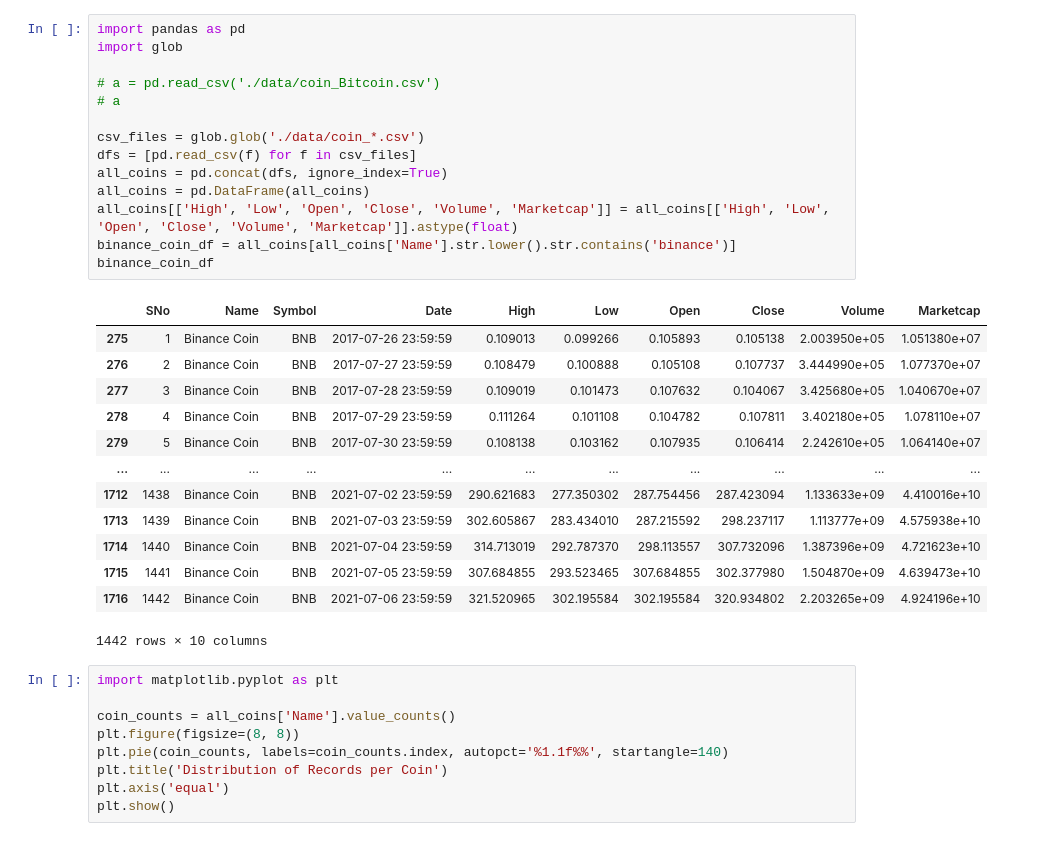
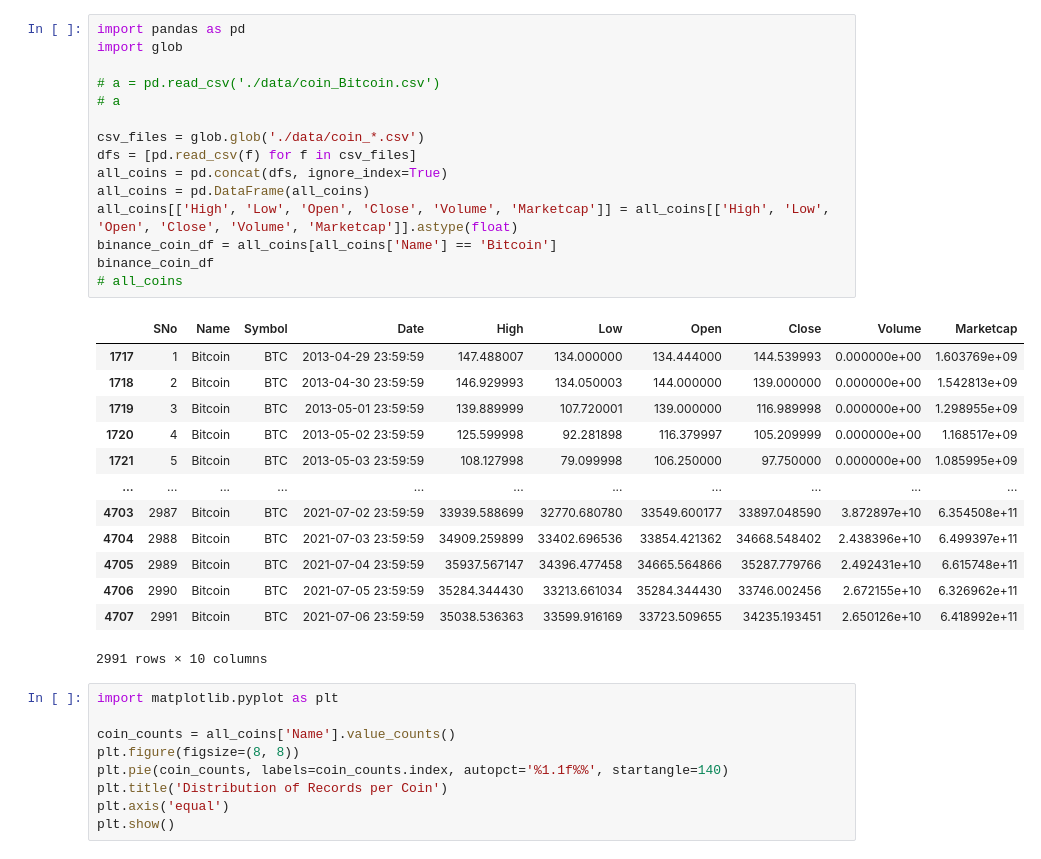
Before and after one commit to nyanbi/crypto, a Jupyter notebook: endproject/project.ipynb, the cells around one changed output. Drawn from its saved outputs; the diff is of its cells as text.

```diff
--- a/endproject/project.ipynb
+++ b/endproject/project.ipynb
@@ -1,31 +1,32 @@
 # %%
 import pandas as pd
 import glob
 
 # a = pd.read_csv('./data/coin_Bitcoin.csv')
 # a
 
 csv_files = glob.glob('./data/coin_*.csv')
 dfs = [pd.read_csv(f) for f in csv_files]
 all_coins = pd.concat(dfs, ignore_index=True)
 all_coins = pd.DataFrame(all_coins)
 all_coins[['High', 'Low', 'Open', 'Close', 'Volume', 'Marketcap']] = all_coins[['High', 'Low', 'Open', 'Close', 'Volume', 'Marketcap']].astype(float)
-binance_coin_df = all_coins[all_coins['Name'].str.lower().str.contains('binance')]
+binance_coin_df = all_coins[all_coins['Name'] == 'Bitcoin']
 binance_coin_df
+# all_coins
 # %% [output]
 |  | SNo | Name | Symbol | Date | High | Low | Open | Close | Volume | Marketcap |
-| 275 | 1 | Binance Coin | BNB | 2017-07-26 23:59:59 | 0.109013 | 0.099266 | 0.105893 | 0.105138 | 2.003950e+05 | 1.051380e+07 |
-| 276 | 2 | Binance Coin | BNB | 2017-07-27 23:59:59 | 0.108479 | 0.100888 | 0.105108 | 0.107737 | 3.444990e+05 | 1.077370e+07 |
-| 277 | 3 | Binance Coin | BNB | 2017-07-28 23:59:59 | 0.109019 | 0.101473 | 0.107632 | 0.104067 | 3.425680e+05 | 1.040670e+07 |
-| 278 | 4 | Binance Coin | BNB | 2017-07-29 23:59:59 | 0.111264 | 0.101108 | 0.104782 | 0.107811 | 3.402180e+05 | 1.078110e+07 |
-| 279 | 5 | Binance Coin | BNB | 2017-07-30 23:59:59 | 0.108138 | 0.103162 | 0.107935 | 0.106414 | 2.242610e+05 | 1.064140e+07 |
+| 1717 | 1 | Bitcoin | BTC | 2013-04-29 23:59:59 | 147.488007 | 134.000000 | 134.444000 | 144.539993 | 0.000000e+00 | 1.603769e+09 |
+| 1718 | 2 | Bitcoin | BTC | 2013-04-30 23:59:59 | 146.929993 | 134.050003 | 144.000000 | 139.000000 | 0.000000e+00 | 1.542813e+09 |
+| 1719 | 3 | Bitcoin | BTC | 2013-05-01 23:59:59 | 139.889999 | 107.720001 | 139.000000 | 116.989998 | 0.000000e+00 | 1.298955e+09 |
+| 1720 | 4 | Bitcoin | BTC | 2013-05-02 23:59:59 | 125.599998 | 92.281898 | 116.379997 | 105.209999 | 0.000000e+00 | 1.168517e+09 |
+| 1721 | 5 | Bitcoin | BTC | 2013-05-03 23:59:59 | 108.127998 | 79.099998 | 106.250000 | 97.750000 | 0.000000e+00 | 1.085995e+09 |
 | ... | ... | ... | ... | ... | ... | ... | ... | ... | ... | ... |
-| 1712 | 1438 | Binance Coin | BNB | 2021-07-02 23:59:59 | 290.621683 | 277.350302 | 287.754456 | 287.423094 | 1.133633e+09 | 4.410016e+10 |
-| 1713 | 1439 | Binance Coin | BNB | 2021-07-03 23:59:59 | 302.605867 | 283.434010 | 287.215592 | 298.237117 | 1.113777e+09 | 4.575938e+10 |
-| 1714 | 1440 | Binance Coin | BNB | 2021-07-04 23:59:59 | 314.713019 | 292.787370 | 298.113557 | 307.732096 | 1.387396e+09 | 4.721623e+10 |
-| 1715 | 1441 | Binance Coin | BNB | 2021-07-05 23:59:59 | 307.684855 | 293.523465 | 307.684855 | 302.377980 | 1.504870e+09 | 4.639473e+10 |
-| 1716 | 1442 | Binance Coin | BNB | 2021-07-06 23:59:59 | 321.520965 | 302.195584 | 302.195584 | 320.934802 | 2.203265e+09 | 4.924196e+10 |
+| 4703 | 2987 | Bitcoin | BTC | 2021-07-02 23:59:59 | 33939.588699 | 32770.680780 | 33549.600177 | 33897.048590 | 3.872897e+10 | 6.354508e+11 |
+| 4704 | 2988 | Bitcoin | BTC | 2021-07-03 23:59:59 | 34909.259899 | 33402.696536 | 33854.421362 | 34668.548402 | 2.438396e+10 | 6.499397e+11 |
+| 4705 | 2989 | Bitcoin | BTC | 2021-07-04 23:59:59 | 35937.567147 | 34396.477458 | 34665.564866 | 35287.779766 | 2.492431e+10 | 6.615748e+11 |
+| 4706 | 2990 | Bitcoin | BTC | 2021-07-05 23:59:59 | 35284.344430 | 33213.661034 | 35284.344430 | 33746.002456 | 2.672155e+10 | 6.326962e+11 |
+| 4707 | 2991 | Bitcoin | BTC | 2021-07-06 23:59:59 | 35038.536363 | 33599.916169 | 33723.509655 | 34235.193451 | 2.650126e+10 | 6.418992e+11 |
-1442 rows × 10 columns
+2991 rows × 10 columns
 # %%
 import matplotlib.pyplot as plt
 
```
Also changed, not shown: parts of 10 cells of this notebook, 7 other files.
